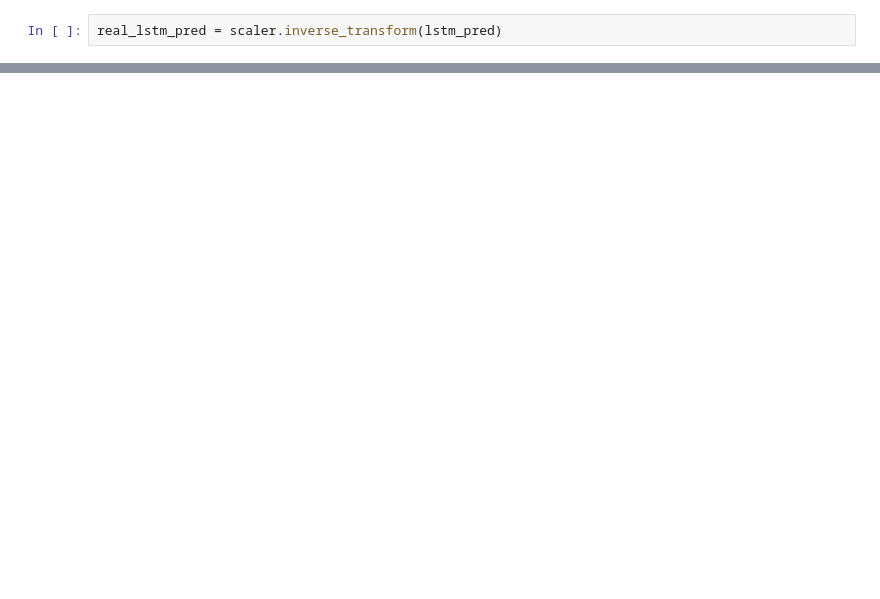
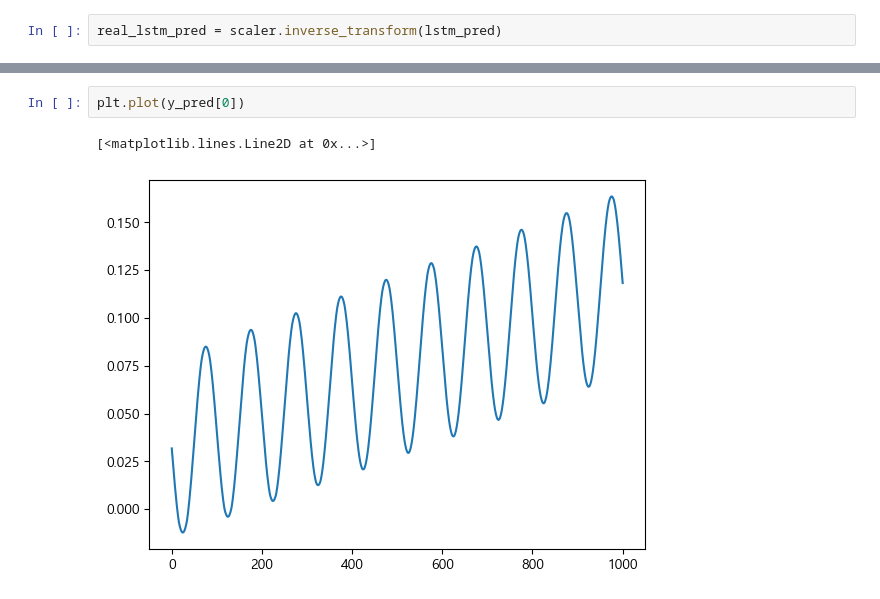
Before and after one commit to Jjineeq/hysteresis_curve, a Jupyter notebook: 23_07_03.ipynb, the cells around one changed output, grey strips where cells are left out. Cells and saved outputs as stored; diff of their text form; blank space fills up the shorter version.

```diff
--- a/23_07_03.ipynb
+++ b/23_07_03.ipynb
@@ -141,0 +248,5 @@ plt.show()
+# %%
+plt.plot(y_pred[0])
+# %% [output]
+[<matplotlib.lines.Line2D at 0x...>]
+[figure, added]
```
Also changed, not shown: parts of 25 cells of this notebook.
